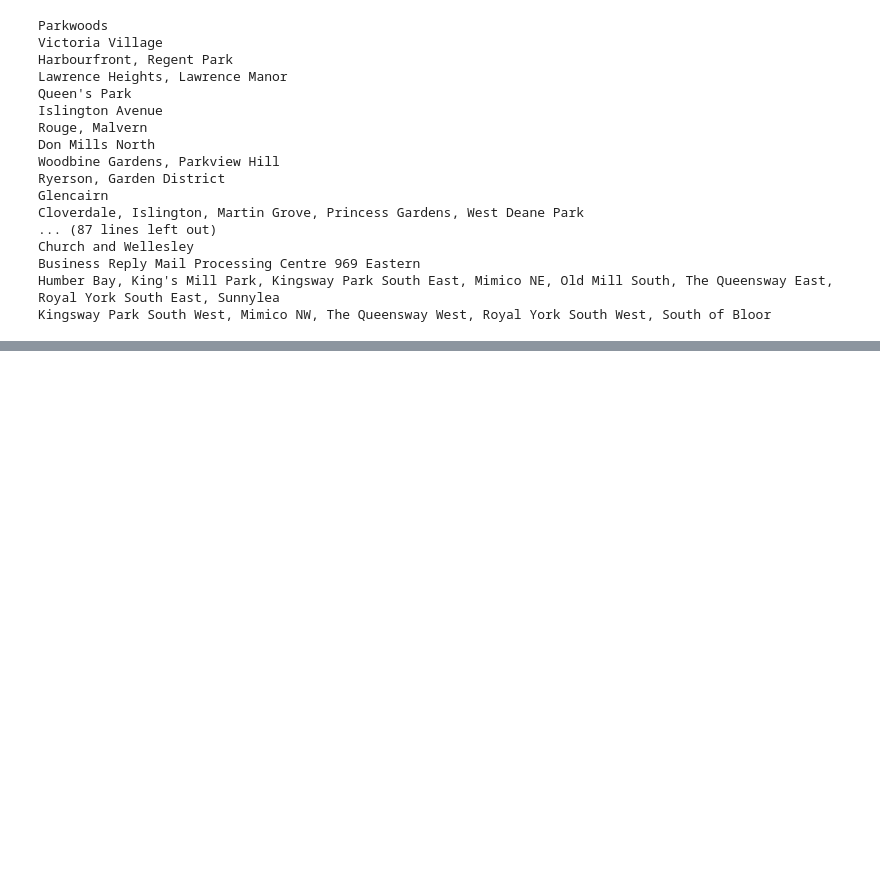
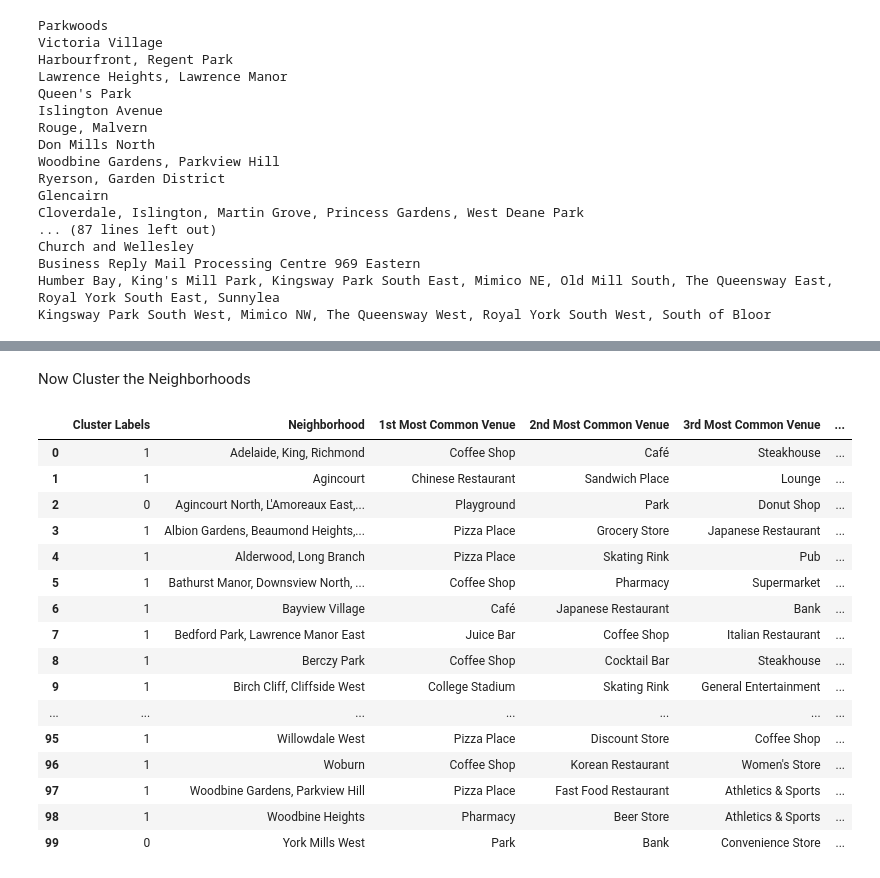
Before and after one commit to hackmeopen/Coursera_Capstone, a Jupyter notebook: Coursera_Capstone_Segmenting.ipynb, the cells around one changed output, grey strips where cells are left out. Drawn from its saved outputs; the diff is of its cells as text; code cells hidden in the pictures; blank space fills up the shorter version.

```diff
--- a/Coursera_Capstone_Segmenting.ipynb
+++ b/Coursera_Capstone_Segmenting.ipynb
@@ -310,0 +452,33 @@ toronto_venues.head(10)
+# %% [markdown]
+Now Cluster the Neighborhoods
+# %%
+# set number of clusters
+kclusters = 5
+
+toronto_grouped_clustering = toronto_grouped.drop('Neighborhood', 1)
+
+# run k-means clustering
+kmeans = KMeans(n_clusters=kclusters, random_state=0).fit(toronto_grouped_clustering)
+
+# check cluster labels generated for each row in the dataframe
+kmeans.labels_[0:10]
+
+neighborhoods_venues_sorted
+# %% [output]
+|  | Cluster Labels | Neighborhood | 1st Most Common Venue | 2nd Most Common Venue | 3rd Most Common Venue | ... |
+| 0 | 1 | Adelaide, King, Richmond | Coffee Shop | Café | Steakhouse | ... |
+| 1 | 1 | Agincourt | Chinese Restaurant | Sandwich Place | Lounge | ... |
+| 2 | 0 | Agincourt North, L'Amoreaux East,... | Playground | Park | Donut Shop | ... |
+| 3 | 1 | Albion Gardens, Beaumond Heights,... | Pizza Place | Grocery Store | Japanese Restaurant | ... |
+| 4 | 1 | Alderwood, Long Branch | Pizza Place | Skating Rink | Pub | ... |
+| 5 | 1 | Bathurst Manor, Downsview North, ... | Coffee Shop | Pharmacy | Supermarket | ... |
+| 6 | 1 | Bayview Village | Café | Japanese Restaurant | Bank | ... |
+| 7 | 1 | Bedford Park, Lawrence Manor East | Juice Bar | Coffee Shop | Italian Restaurant | ... |
+| 8 | 1 | Berczy Park | Coffee Shop | Cocktail Bar | Steakhouse | ... |
+| 9 | 1 | Birch Cliff, Cliffside West | College Stadium | Skating Rink | General Entertainment | ... |
+| ... | ... | ... | ... | ... | ... | ... |
+| 95 | 1 | Willowdale West | Pizza Place | Discount Store | Coffee Shop | ... |
+| 96 | 1 | Woburn | Coffee Shop | Korean Restaurant | Women's Store | ... |
+| 97 | 1 | Woodbine Gardens, Parkview Hill | Pizza Place | Fast Food Restaurant | Athletics & Sports | ... |
+| 98 | 1 | Woodbine Heights | Pharmacy | Beer Store | Athletics & Sports | ... |
+| 99 | 0 | York Mills West | Park | Bank | Convenience Store | ... |
```
Also changed, not shown: parts of 16 cells of this notebook, 1 other file.
